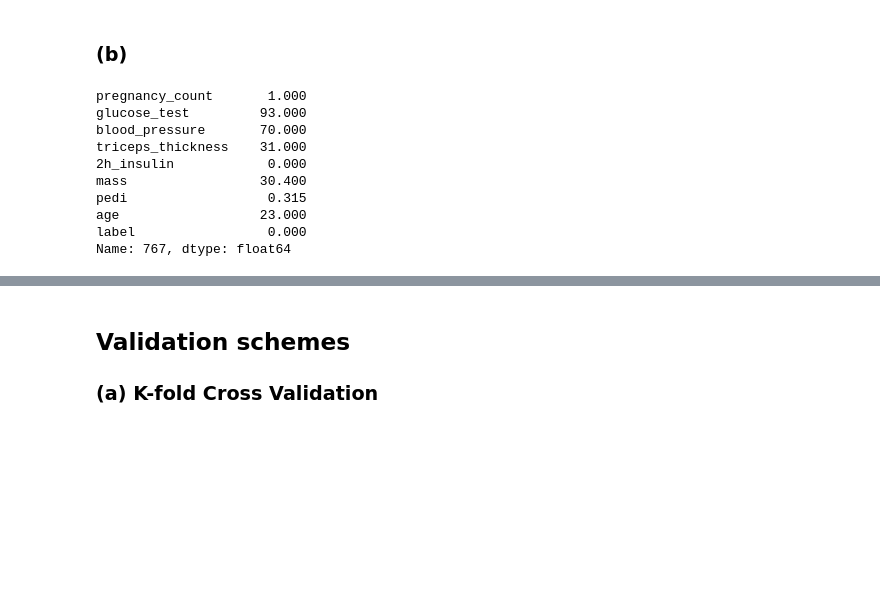
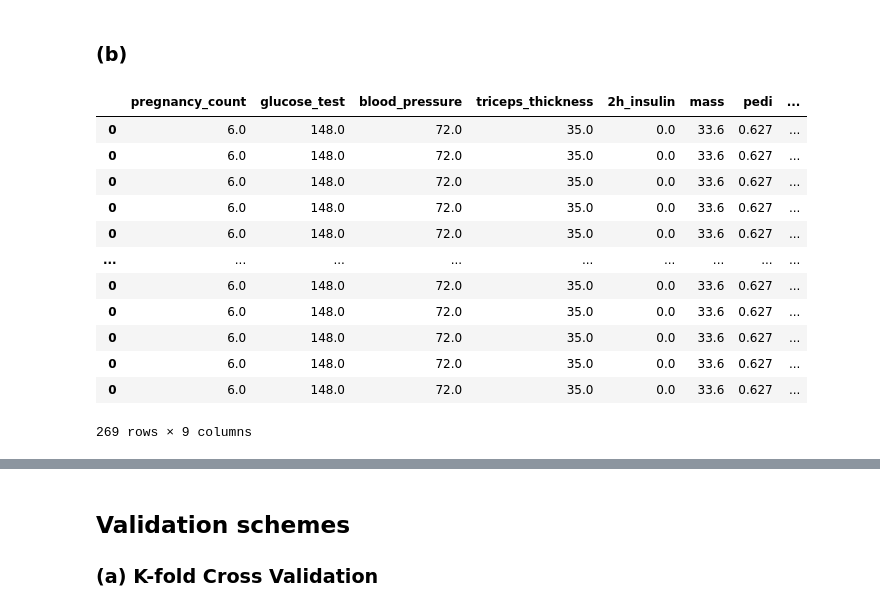
Before and after one commit to amindadgar/Machine-Learning, a Jupyter notebook: HW1/main.ipynb, the cells around one changed output, grey strips where cells are left out. Cells and saved outputs as stored; diff of their text form; code cells hidden in the pictures; blank space fills up the shorter version.

```diff
--- a/HW1/main.ipynb
+++ b/HW1/main.ipynb
@@ -393,17 +393,55 @@ df_class_1.describe()
 | max | 17.000000 | 199.000000 | 114.000000 | 99.000000 | 846.000000 | 67.100000 | 2.420000 | ... |
 # %% [markdown]
 ### (b)
-# %%
-## we would choose randomly an index with the probability of 66%
-np.random.choice(df.index, )
-# %% [output]
-pregnancy_count       1.000
-glucose_test         93.000
-blood_pressure       70.000
-triceps_thickness    31.000
-2h_insulin            0.000
-mass                 30.400
-pedi                  0.315
-age                  23.000
-label                 0.000
-Name: 767, dtype: float64
+# %%
+## we would choose randomly an index with the probability of 66%
+def divideset1(df, prob=0.66):
+    """
+    divide the dataset into train and test with a probability
+
+    INPUTS:
+    --------
+    df: pandas dataframe, the dataset we want to split
+    prob: the probability to divide the dataset
+
+    OUTPUTS:
+    ---------
+    train: pandas dataframe, the portion of the dataset for train
+    test: pandas dataframe, the portion of the dataset for test
+    """
+    ## copy the dataframe to ensure there is no problem
+    dataset = df.copy()
+
+    trainset = pd.DataFrame(columns=dataset.columns)
+    testset = pd.DataFrame(columns=dataset.columns)
+
+    ## iterate over dataset and select each row as train or test
+    for i in range(0, len(dataset)):
+        ## get the row
+        row = dataset.iloc[0]
+
+        probability = np.random.random()
+        ## if the probability range is between 0 and chosen prob
+        if probability - prob > 0:
+            trainset = trainset.append(row)
+        else:
+            testset = testset.append(row)
+
+    return trainset, testset
+# %%
+train_split, test_split = divideset1(df)
+train_split
+# %% [output]
+|  | pregnancy_count | glucose_test | blood_pressure | triceps_thickness | 2h_insulin | mass | pedi | ... |
+| 0 | 6.0 | 148.0 | 72.0 | 35.0 | 0.0 | 33.6 | 0.627 | ... |
+| 0 | 6.0 | 148.0 | 72.0 | 35.0 | 0.0 | 33.6 | 0.627 | ... |
+| 0 | 6.0 | 148.0 | 72.0 | 35.0 | 0.0 | 33.6 | 0.627 | ... |
+| 0 | 6.0 | 148.0 | 72.0 | 35.0 | 0.0 | 33.6 | 0.627 | ... |
+| 0 | 6.0 | 148.0 | 72.0 | 35.0 | 0.0 | 33.6 | 0.627 | ... |
+| ... | ... | ... | ... | ... | ... | ... | ... | ... |
+| 0 | 6.0 | 148.0 | 72.0 | 35.0 | 0.0 | 33.6 | 0.627 | ... |
+| 0 | 6.0 | 148.0 | 72.0 | 35.0 | 0.0 | 33.6 | 0.627 | ... |
+| 0 | 6.0 | 148.0 | 72.0 | 35.0 | 0.0 | 33.6 | 0.627 | ... |
+| 0 | 6.0 | 148.0 | 72.0 | 35.0 | 0.0 | 33.6 | 0.627 | ... |
+| 0 | 6.0 | 148.0 | 72.0 | 35.0 | 0.0 | 33.6 | 0.627 | ... |
+269 rows × 9 columns
```
Also changed, not shown: parts of 3 cells of this notebook.
